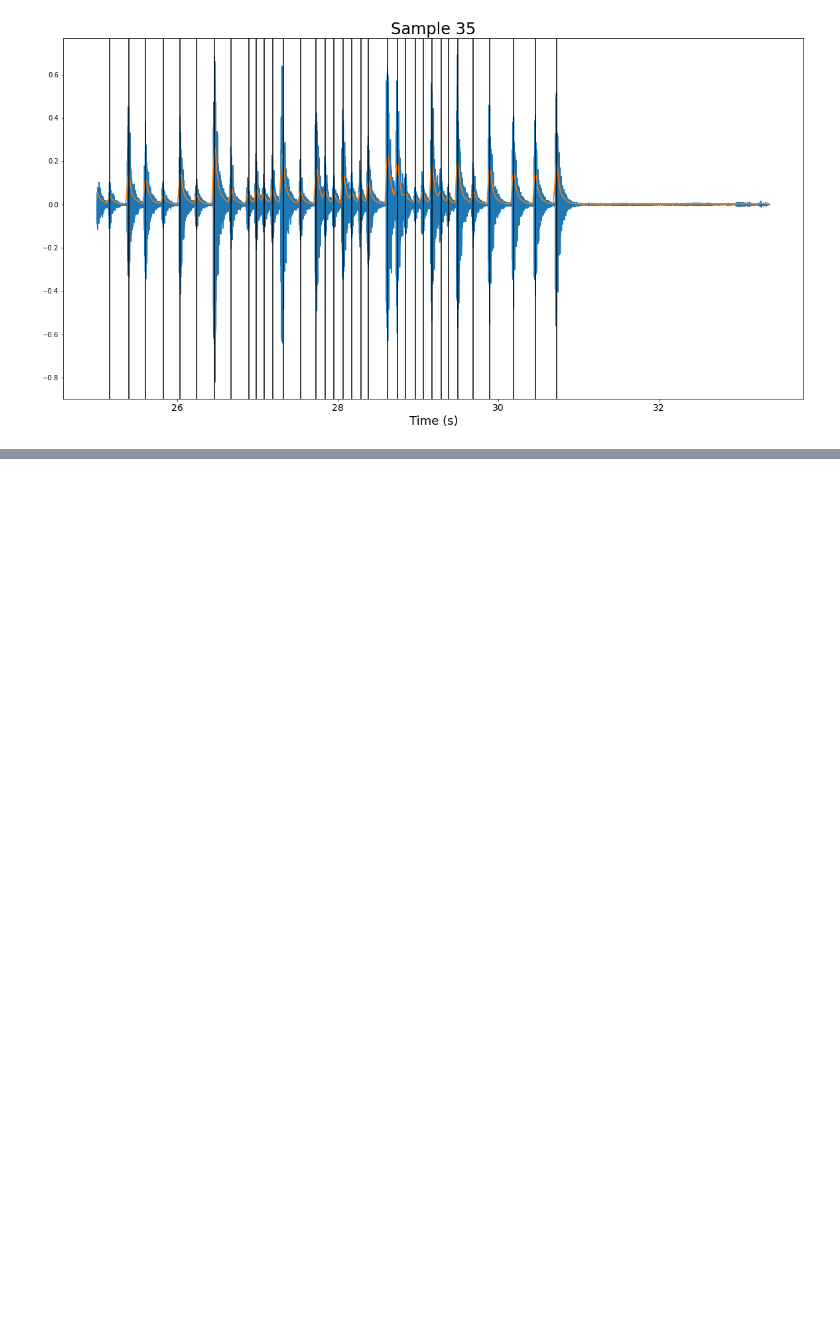
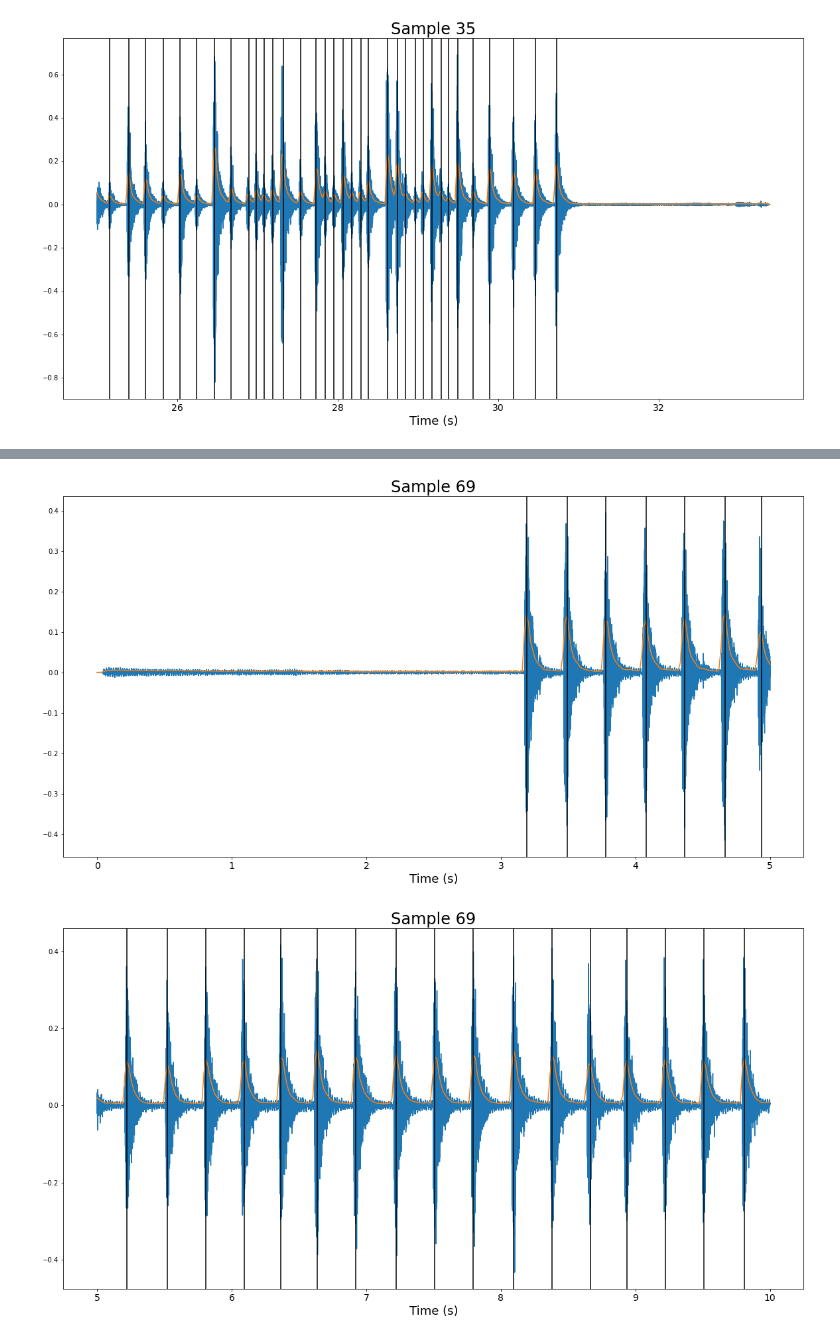
Before and after one commit to prestondunton/rhythm_regression, a Jupyter notebook: Data_Inspection.ipynb, the cells around one changed output, grey strips where cells are left out. Saved outputs shown, nothing was run; the diff lists cells and outputs as text; code cells hidden in the pictures; blank space fills up the shorter version.

```diff
--- a/Data_Inspection.ipynb
+++ b/Data_Inspection.ipynb
@@ -53,0 +64,7 @@ nbt.plot_rmse_transients(samples[35-1], time_range=(25,35), title='Sample 35')
+# %%
+for start_time in range(0, 40, 5):
+    nbt.plot_rmse_transients(samples[69-1], time_range=(start_time, start_time+5), title='Sample 69')
+# missing diddles at 22, and 37-38 seconds
+# %% [output]
+[figure, added]
+[figure, added]
```
Also changed, not shown: parts of 4 cells of this notebook, 6 other files.
